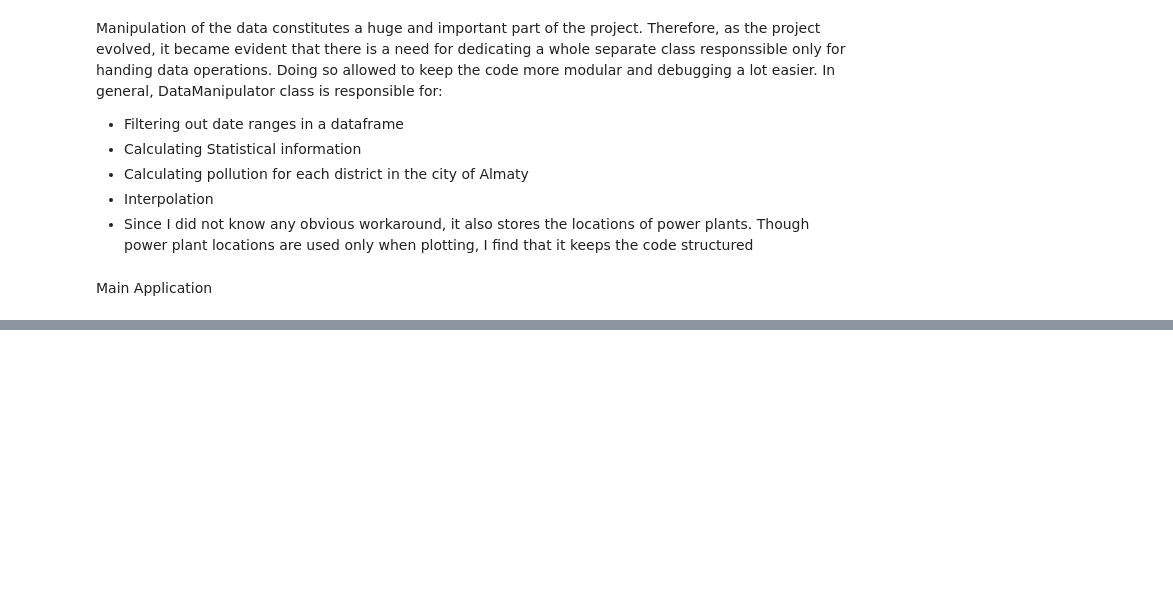
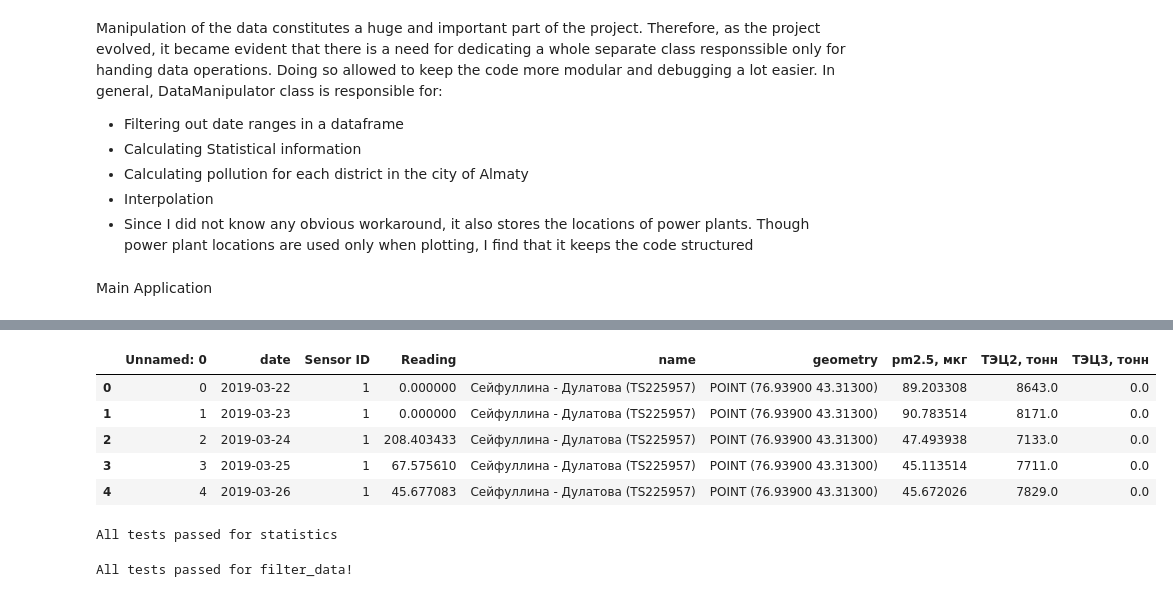
Before and after one commit to d1saku/almaty_air_pollution_viz, a Jupyter notebook: project_template.ipynb, the cells around one changed output, grey strips where cells are left out. Drawn from its saved outputs; the diff is of its cells as text; code cells hidden in the pictures; blank space fills up the shorter version.

```diff
--- a/project_template.ipynb
+++ b/project_template.ipynb
@@ -1014,0 +1016,69 @@ Discuss how you chose what to test.
+# %%
+# I use a little instance of the dataset to check results
+little_gdf = combined_gdf[:5]
+almaty_boundaries = gpd.read_file('notebook/almaty-districts.geo.json')
+data_manipulator = DataManipulator(little_gdf, almaty_boundaries)
+# %%
+little_gdf
+# %% [output]
+|  | Unnamed: 0 | date | Sensor ID | Reading | name | geometry | pm2.5, мкг | ТЭЦ2, тонн | ТЭЦ3, тонн |
+| 0 | 0 | 2019-03-22 | 1 | 0.000000 | Сейфуллина - Дулатова (TS225957) | POINT (76.93900 43.31300) | 89.203308 | 8643.0 | 0.0 |
+| 1 | 1 | 2019-03-23 | 1 | 0.000000 | Сейфуллина - Дулатова (TS225957) | POINT (76.93900 43.31300) | 90.783514 | 8171.0 | 0.0 |
+| 2 | 2 | 2019-03-24 | 1 | 208.403433 | Сейфуллина - Дулатова (TS225957) | POINT (76.93900 43.31300) | 47.493938 | 7133.0 | 0.0 |
+| 3 | 3 | 2019-03-25 | 1 | 67.575610 | Сейфуллина - Дулатова (TS225957) | POINT (76.93900 43.31300) | 45.113514 | 7711.0 | 0.0 |
+| 4 | 4 | 2019-03-26 | 1 | 45.677083 | Сейфуллина - Дулатова (TS225957) | POINT (76.93900 43.31300) | 45.672026 | 7829.0 | 0.0 |
+# %%
+def test_statistics():
+    min = 0
+    max = 208.403433
+    avg = (208.403433+67.575610+45.677083)/5
+    var = ((208.403433-avg)**2 + (67.575610 - avg)**2 + (45.677083 - avg)**2 + 2*(0-avg)**2)/4
+
+
+    tuple = data_manipulator.get_statistics(little_gdf)
+    ret_min, ret_max, ret_avg, ret_var, ret_most_polluted_district = tuple
+
+    assert (abs(min - ret_min) < 0.0001), f'Incorrect minimum value. Expected {min} but got {ret_min}!'
+    assert (abs(max - ret_max) < 0.0001), f'Incorrect maximum value. Expected {max} but got {ret_max}!'
+    assert (abs(avg - ret_avg) < 0.0001), f"Incorrectly calculated avg. Expected {avg} but got {ret_avg}!"
+    assert (abs(var - ret_var) < 0.0001), f"Incorrectly calculated variance. Expected {var} but got {ret_var}!"
+
+    print("All tests passed for statistics")
+
+
+test_statistics()
+# %% [output]
+All tests passed for statistics
+# %%
+def test_filter_data():
+    start_date = pd.Timestamp('2019-03-25')
+    end_date = pd.Timestamp('2019-03-26')
+
+    expected_gdf = little_gdf[3:]
+    ret_gdf = data_manipulator.filter_data(start_date, end_date)
+
+    assert len(ret_gdf) == len(expected_gdf), f'Incorrect length. Expected {len(expected_gdf)} but got {len(ret_gdf)}'
+    assert all(ret_gdf['date'] == expected_gdf['date']), "Filtered dates do not match expected dates"
+    assert all(ret_gdf['Reading'] == expected_gdf['Reading']), "Filtered readings do not match expected readings"
+
+    # if the end_date < start_date
+    start_date = pd.Timestamp('2019-03-26')
+    end_date = pd.Timestamp('2019-03-25')
+
+    ret_gdf = data_manipulator.filter_data(start_date, end_date)
+
+    assert len(ret_gdf) == 0, f'Incorrect length. Expected {0} but got {len(ret_gdf)}'
+
+    # if the start_date is not in the dataset
+
+    start_date = pd.Timestamp('2022-01-01')
+    end_date = pd.Timestamp('2022-01-10')
+    ret_gdf = data_manipulator.filter_data(start_date, end_date)
+    assert len(ret_gdf) == 0, "incorrect"
+
+    print("All tests passed for filter_data!")
+
+
+test_filter_data()
+# %% [output]
+All tests passed for filter_data!
```
Also changed, not shown: parts of 5 cells of this notebook.
